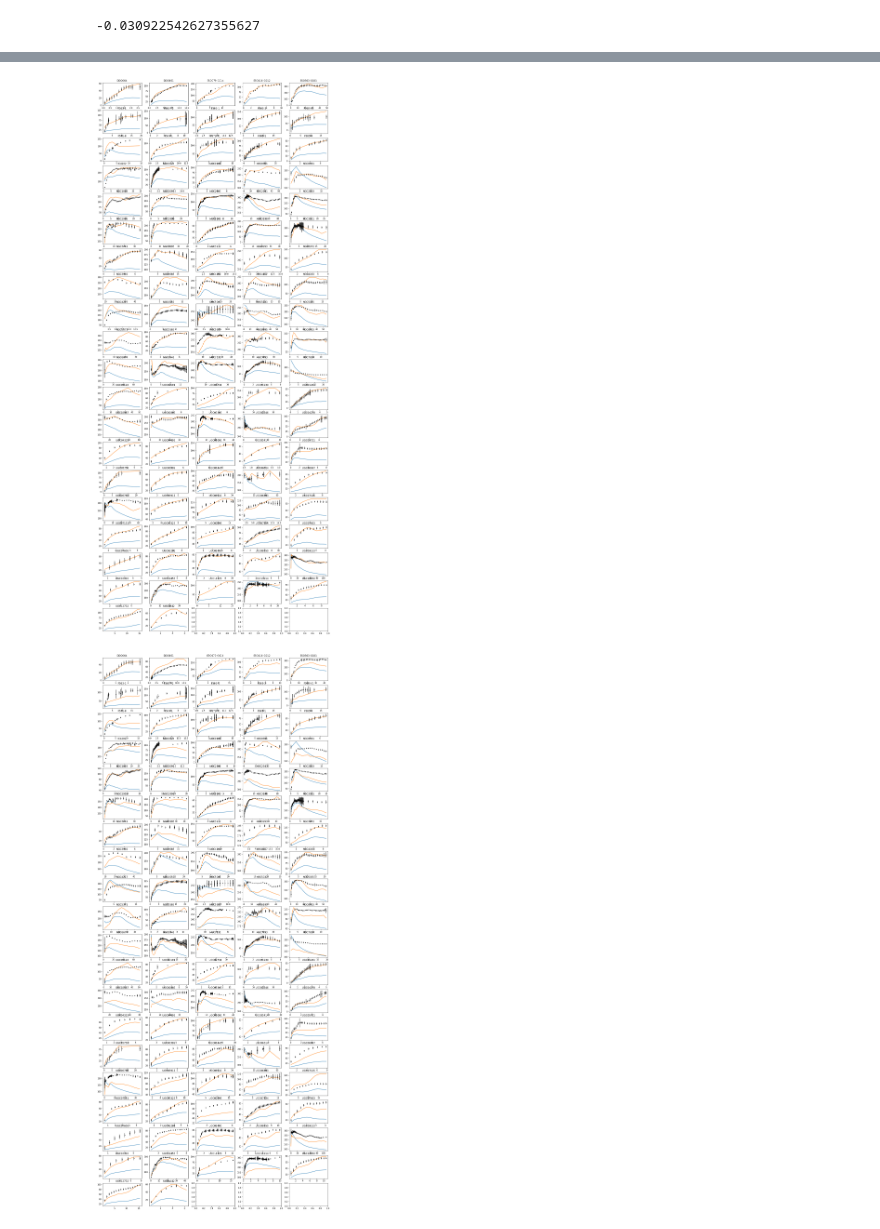
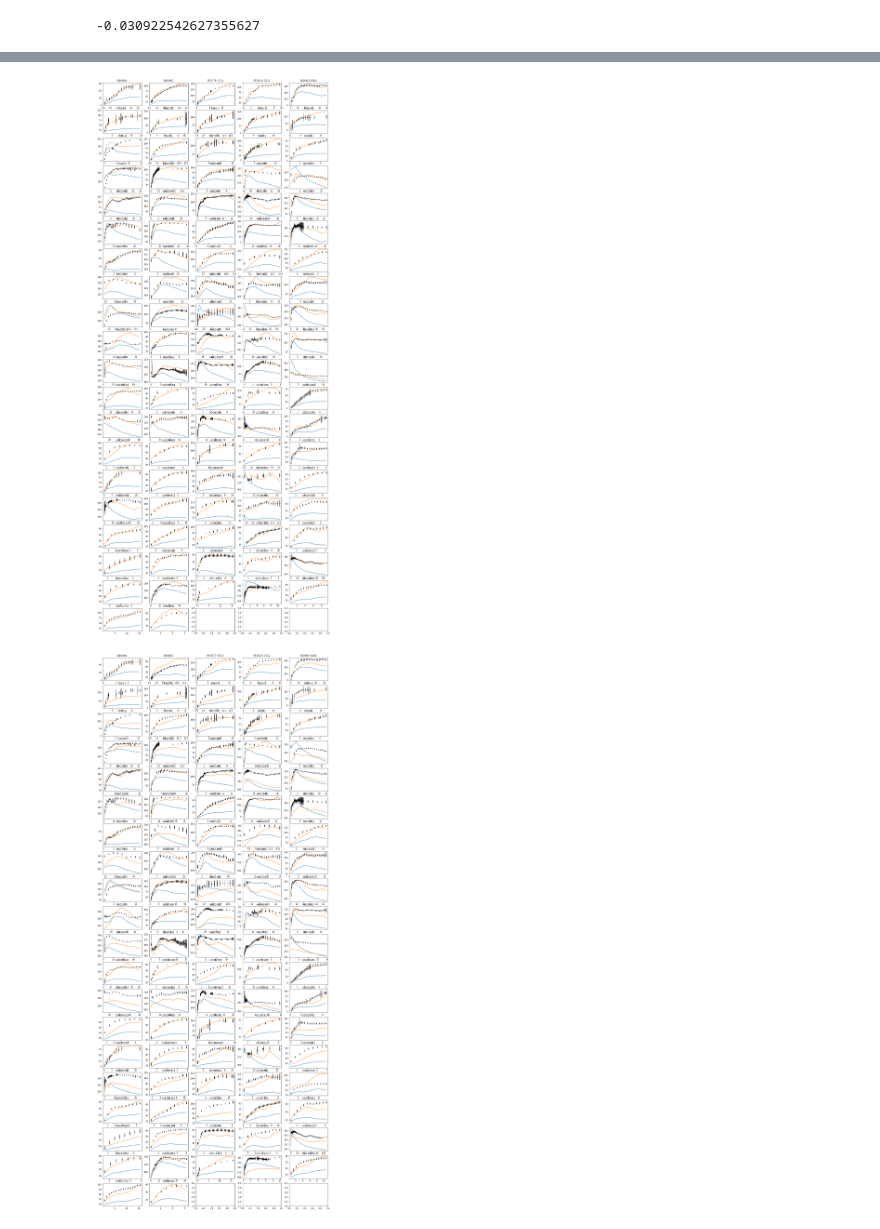
Before and after one commit to timjdavey/galactus, a Jupyter notebook: notebooks/Final results (tuned nuisance params).ipynb, the cells around one changed output, grey strips where cells are left out. Saved outputs shown, nothing was run; the diff lists cells and outputs as text; code cells hidden in the pictures.

```diff
--- a/notebooks/Final results (tuned nuisance params).ipynb
+++ b/notebooks/Final results (tuned nuisance params).ipynb
@@ -51,0 +56,2 @@ outputs.residual(plot=False).slope
+# %%
+standard = Result(load_sparc(namespace='sparc_standard'), adjustments=outputs.adjustments)
@@ -52,29 +63,28 @@ outputs.residual(plot=False).slope
 # %%
 import matplotlib.pyplot as plt
+import seaborn as sns
 
-def plot_velocities(smog, cols=5):
-    standard = Result(load_sparc('sparc_standard'), smog.adjustments)
-
+def plot_velocities(smog, reference, cols=5):
     groups = smog.dataframe.query('Q == 1').groupby('Galaxy')
     fig, axes = plt.subplots((len(groups)//cols)+1, cols, figsize=(20,50))
 
     i = 0
     for galaxy, df in groups:
         ax = axes[i//cols][i%cols]
         # baryonic
-        sdf = standard.dataframe.query('Galaxy=="%s"' % galaxy)
-        g = sns.lineplot(x=sdf['R'], y=sdf['Vbar'], ax=ax)
+        sdf = reference.dataframe.query('Galaxy=="%s"' % galaxy)
+        g = sns.lineplot(x=sdf['R'], y=sdf['Sbar'], ax=ax)
         # smog
         g = sns.lineplot(x=df['R'], y=df['Sbar'], ax=ax)
         # observations
         g.errorbar(df['R'], df['Vobs'], yerr=df['e_Vobs'], fmt='.k')
         # labels
         g.set(title=galaxy, xlabel=None, ylabel=None)
         i += 1
 
-plot_velocities(outputs)
+plot_velocities(outputs, standard)
 # %% [output]
-[figure, old version]
+[figure, new version]
 # %%
 plot_velocities(inputs)
 # %% [output]
```
Also changed, not shown: parts of 4 cells of this notebook, 3 other files.
